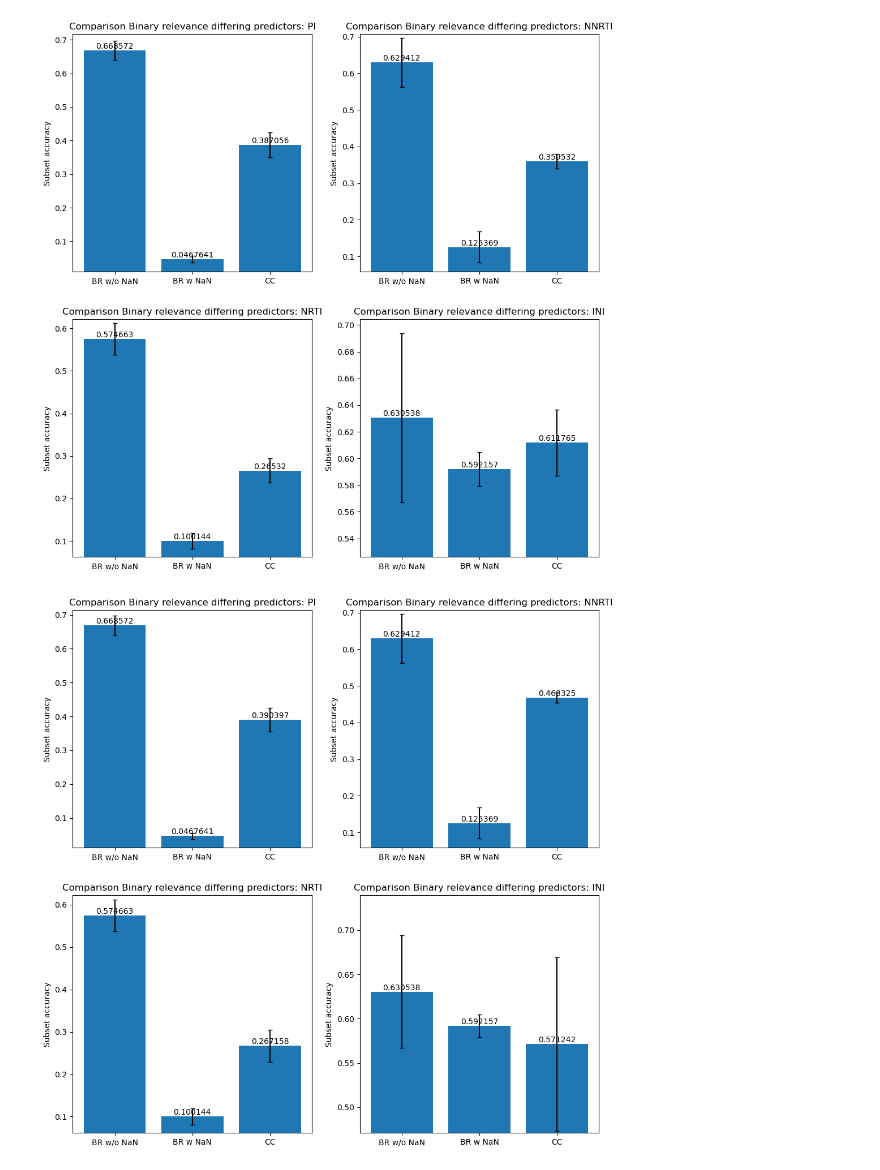
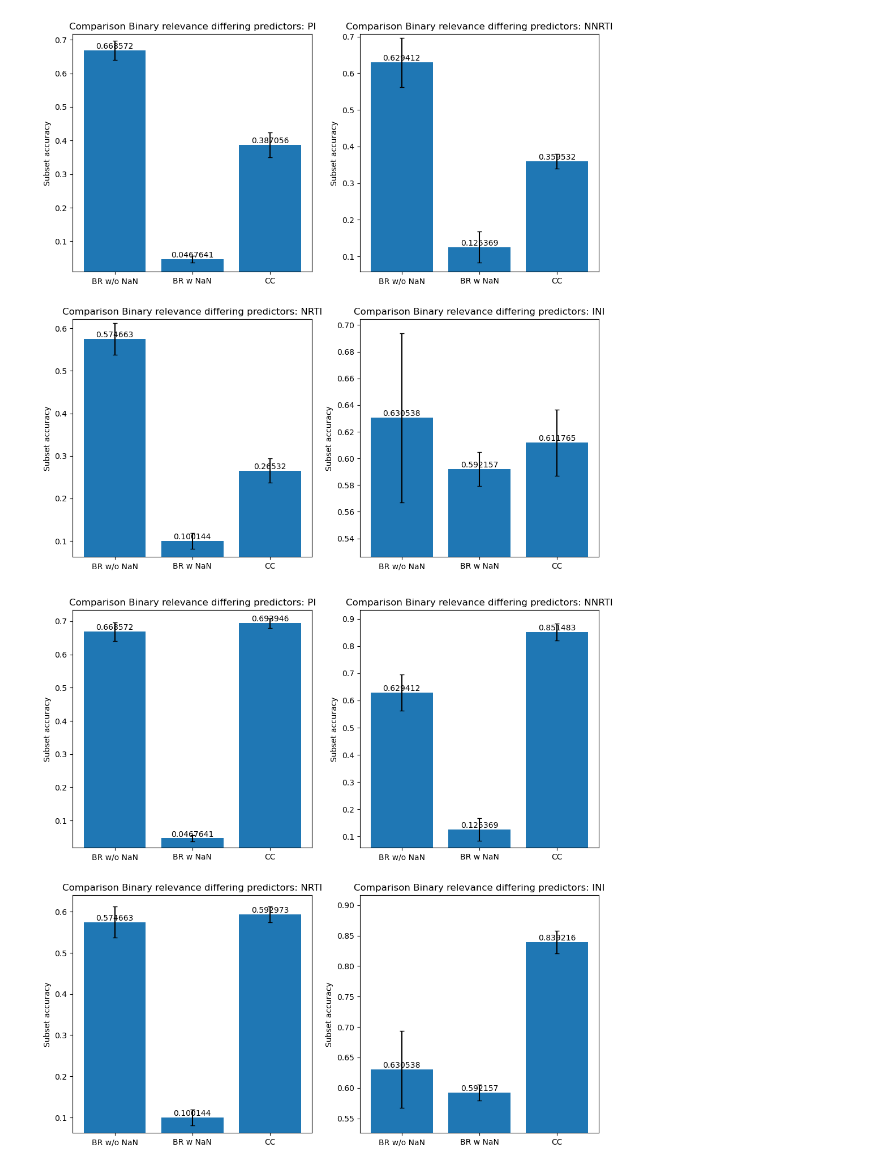
Before and after one commit to FloAvis/Masterthesis_TabPFN_HIV, a Jupyter notebook: statistics/BR_CC_statistics.ipynb, the cells around one changed output. Cells and saved outputs as stored; diff of their text form; code cells hidden in the pictures.

```diff
--- a/statistics/BR_CC_statistics.ipynb
+++ b/statistics/BR_CC_statistics.ipynb
@@ -389,7 +389,7 @@ plt.savefig("../figures/BR_CC_kfold_model_comparison_woNaN.png")
 # %% [output]
 [figure]
 # %%
-files = ["Binary_Relevance_5_fold_MOC_prediction.csv", "Binary_Relevance_5_fold_homebrew_prediction.csv", "Classifier_Chain_5_fold_homebrew_prediction_new.csv"]
+files = ["Binary_Relevance_5_fold_MOC_prediction.csv", "Binary_Relevance_5_fold_homebrew_prediction.csv", "Classifier_Chain_5_fold_homebrew_prediction_new_save.csv"]
 
 
 sub_accs_fold_mean = {}
@@ -422,32 +422,32 @@ df_sub_accs_groups_mean = pd.DataFrame(sub_accs_fold_mean)
 df_sub_accs_groups_std = pd.DataFrame(sub_accs_fold_std)
 
 #plt.bar(df_sub_accs)
 
 models_w_TabPFN = ["BR w/o NaN", "BR w NaN", "CC"]
 
 fig, axs = plt.subplots(2, 2, figsize=(12, 12))
 
 axs = axs.flatten()
 
 for i, drug in enumerate(df_sub_accs_groups_mean.columns.values.tolist()):
 
     #print(axs[i])
     #print(i)
 
     p = axs[i].bar(models_w_TabPFN, df_sub_accs_groups_mean[drug])
     axs[i].errorbar(models_w_TabPFN, df_sub_accs_groups_mean[drug], yerr=df_sub_accs_groups_std[drug],capsize=3, fmt="none", ecolor="black")
 
     axs[i].bar_label(p, label_type="edge")
 
     #axs[i].set_xticks(x)
     #axs[i].set_xticklabels(target_ml["Drug"])
     axs[i].set_ylabel('Subset accuracy')
     axs[i].set_ylim(max(0, (df_sub_accs_groups_mean[drug].min() - df_sub_accs_groups_std[drug].max()) * 0.995), min(1.0 + df_sub_accs_groups_std[drug].max(), (df_sub_accs_groups_mean[drug].max() + df_sub_accs_groups_std[drug].max())  * 1.015))
     axs[i].set_title('Comparison Binary relevance differing predictors: ' + drug)
 
 
-plt.savefig("../figures/BR_CC_kfold_model_comparison_CCownCV.png")
+#plt.savefig("../figures/BR_CC_kfold_model_comparison_CCownCV.png")
 
     #plt.savefig("../figures/" + filepath_ml.split("/")[-1].split("_")[0] + "_Multilabel_Comparison.png")
 # %% [output]
-[figure, old version]
+[figure, new version]
```
Also changed, not shown: 3 other files.
